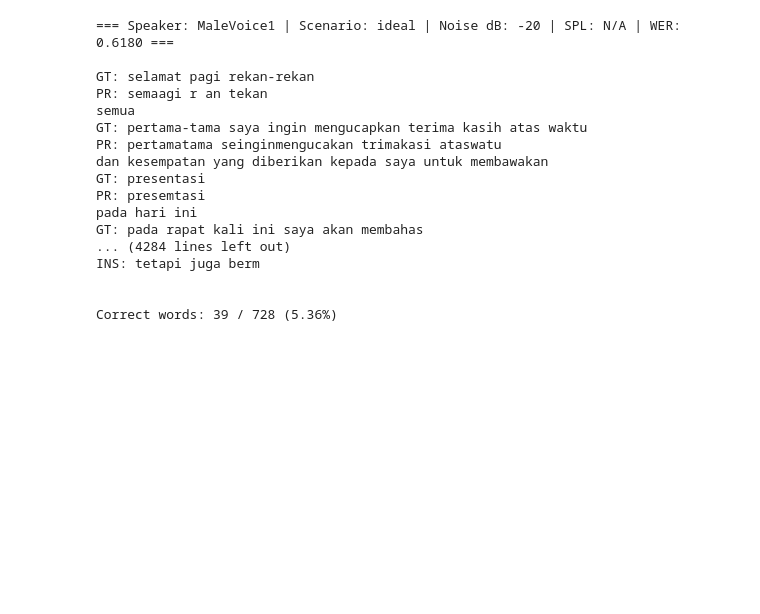
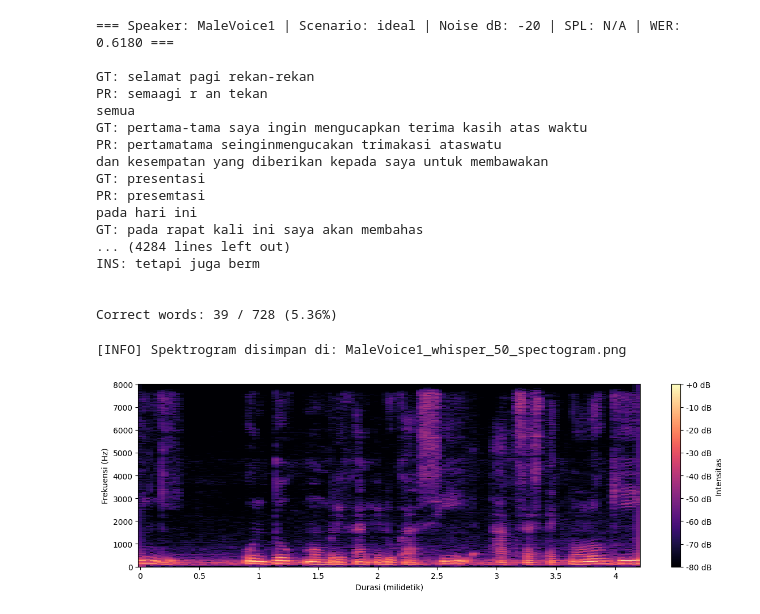
Before and after one commit to davidephraim/TugasAkhir, a Jupyter notebook: coba.ipynb, the cells around one changed output. Cells and saved outputs as stored; diff of their text form; code cells hidden in the pictures; blank space fills up the shorter version.

```diff
--- a/coba.ipynb
+++ b/coba.ipynb
@@ -1134,3 +868,40 @@ for r in results:
         filename=fname,
         output_dir="comparison_plots"
     )
+# %%
+def plot_spectrogram(audio_path, start_minute=0, end_minute=1, sr=16000, output_path=None):
+    audio, sr = librosa.load(audio_path, sr=sr)
+    start_sample = int(start_minute * 60 * sr)
+    end_sample = int(end_minute * 60 * sr)
+
+    audio_segment = audio[start_sample:end_sample]
+    if len(audio_segment) == 0:
+        print(f"[WARNING] Audio segment kosong antara menit {start_minute}-{end_minute}")
+        return
+
+    # STFT Spectrogram biasa, bukan Mel
+    D = np.abs(librosa.stft(audio_segment, n_fft=2048, hop_length=512))**2
+    S_dB = librosa.power_to_db(D, ref=np.max)
+
+    plt.figure(figsize=(12, 4))
+    librosa.display.specshow(S_dB, sr=sr, hop_length=512, x_axis='time', y_axis='linear', cmap='magma')
+    plt.xlabel("Durasi (milidetik)")
+    plt.ylabel("Frekuensi (Hz)")
+    plt.colorbar(format='%+2.0f dB', label="Intensitas")
+    plt.tight_layout()
+
+    if output_path:
+        plt.savefig(output_path, dpi=300)
+        print(f"[INFO] Spektrogram disimpan di: {output_path}")
+    else:
+        plt.show()
+# %%
+plot_spectrogram(
+    audio_path="output_mixed2/MaleVoice1_whisper_-50.0dBFS.wav",
+    start_minute=7.18,
+    end_minute=7.25,
+    output_path="MaleVoice1_whisper_50_spectogram.png"
+)
+# %% [output]
+[INFO] Spektrogram disimpan di: MaleVoice1_whisper_50_spectogram.png
+[figure, added]
```
Also changed, not shown: parts of 31 cells of this notebook, 28 other files.
